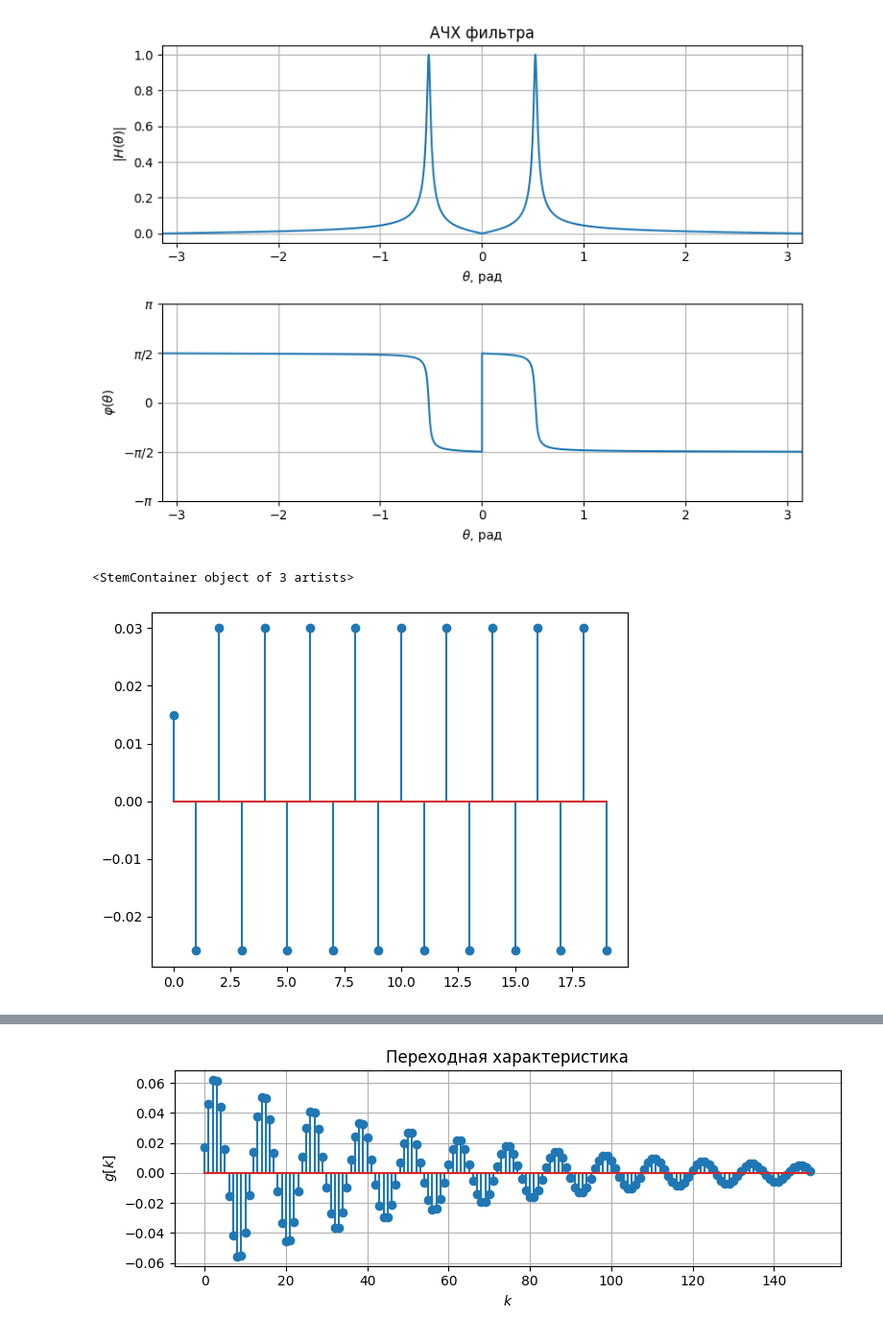
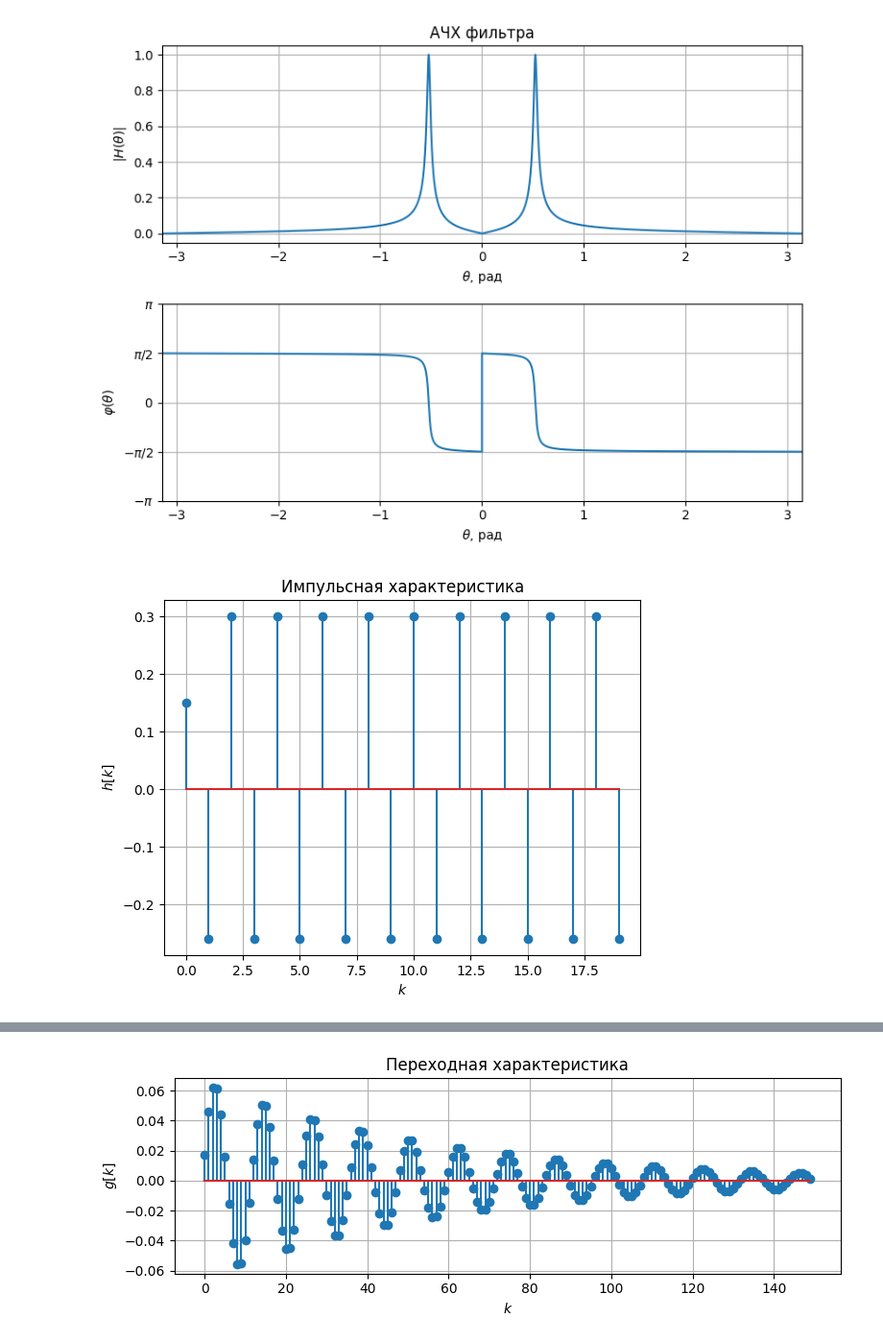
Before and after one commit to derzhavin3016/DSP-labs, a Jupyter notebook: lab3/Module1lab3_task.ipynb, the cells around one changed output, grey strips where cells are left out. Shown at 96% size. Cells and saved outputs as stored; diff of their text form; code cells hidden in the pictures.

```diff
--- a/lab3/Module1lab3_task.ipynb
+++ b/lab3/Module1lab3_task.ipynb
@@ -282,9 +282,16 @@ filt.freqresp_plot(f_scale='\\theta')
 # %%
 K = 150
 # %%
+
 k = np.arange(20)
-hk = np.array([1] + [-np.sqrt(3), 2] * ((len(k) - 1) // 2) + [-np.sqrt(3)])*0.015
+hk = (
+    np.array([1] + [-np.sqrt(3), 2] * ((len(k) - 1) // 2) + [-np.sqrt(3)])
+    * 0.15
+)
+plt.title("Импульсная характеристика")
 plt.stem(k, hk)
+plt.ylabel("$h[k]$")
+plt.xlabel("$k$")
+plt.grid()
 # %% [output]
-<StemContainer object of 3 artists>
-[figure, old version]
+[figure, new version]
```
Also changed, not shown: parts of 4 cells of this notebook.
